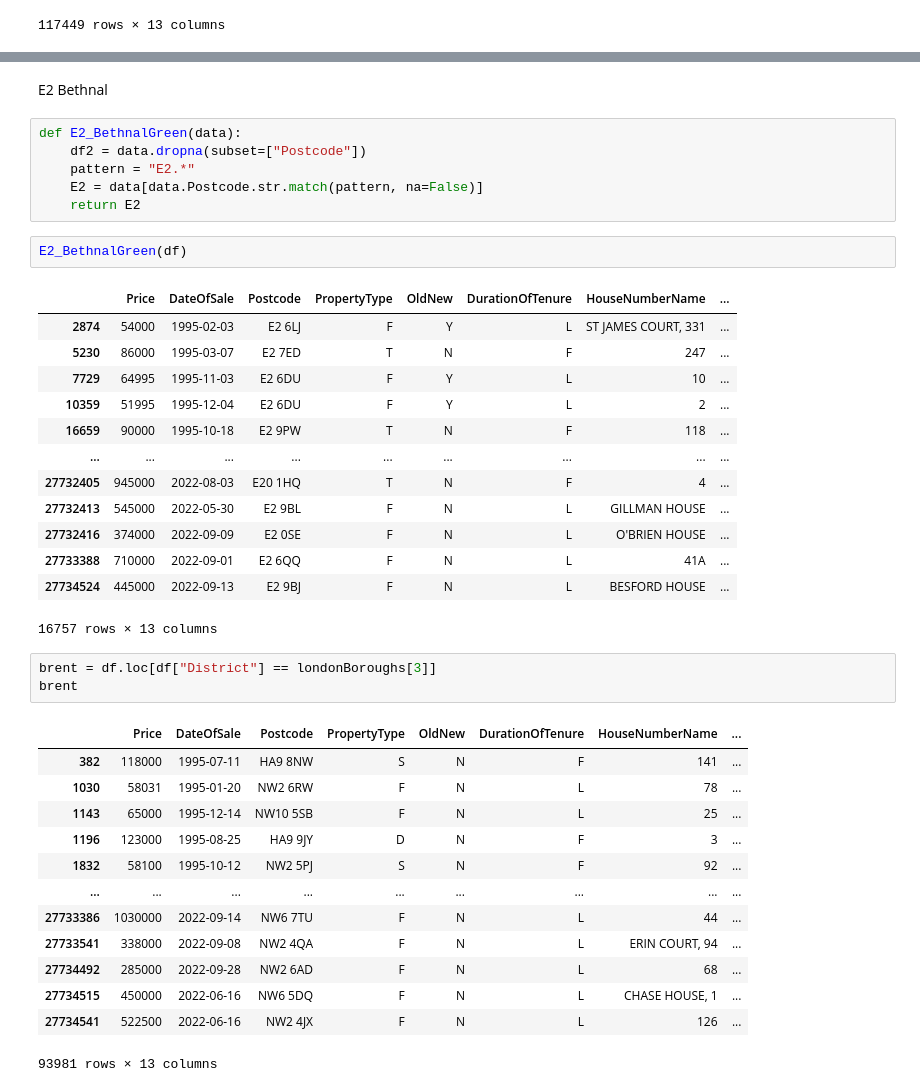
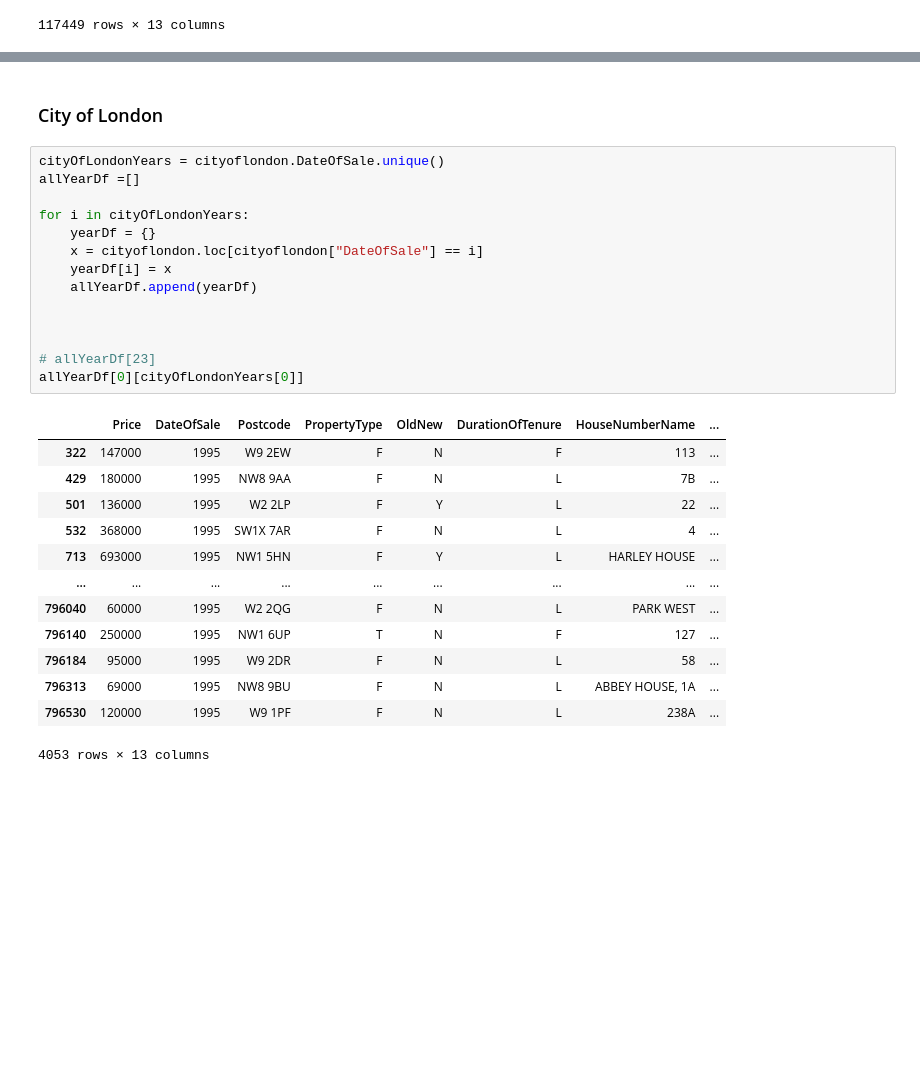
Before and after one commit to Scansan-Properties/HousePricePrediction, a Jupyter notebook: housePricePridiction-BasedOnArea.ipynb, the cells around one changed output, grey strips where cells are left out. Saved outputs shown, nothing was run; the diff lists cells and outputs as text; blank space fills up the shorter version.

```diff
--- a/housePricePridiction-BasedOnArea.ipynb
+++ b/housePricePridiction-BasedOnArea.ipynb
@@ -885,41 +901,30 @@ E1_HeadDistrict(df)
-# %% [markdown]
-E2 Bethnal
-# %%
-def E2_BethnalGreen(data):
-    df2 = data.dropna(subset=["Postcode"])
-    pattern = "E2.*"
-    E2 = data[data.Postcode.str.match(pattern, na=False)]
-    return E2
-# %%
-E2_BethnalGreen(df)
-# %% [output]
-|  | Price | DateOfSale | Postcode | PropertyType | OldNew | DurationOfTenure | HouseNumberName | ... |
-| 2874 | 54000 | 1995-02-03 | E2 6LJ | F | Y | L | ST JAMES COURT, 331 | ... |
-| 5230 | 86000 | 1995-03-07 | E2 7ED | T | N | F | 247 | ... |
-| 7729 | 64995 | 1995-11-03 | E2 6DU | F | Y | L | 10 | ... |
-| 10359 | 51995 | 1995-12-04 | E2 6DU | F | Y | L | 2 | ... |
-| 16659 | 90000 | 1995-10-18 | E2 9PW | T | N | F | 118 | ... |
-| ... | ... | ... | ... | ... | ... | ... | ... | ... |
-| 27732405 | 945000 | 2022-08-03 | E20 1HQ | T | N | F | 4 | ... |
-| 27732413 | 545000 | 2022-05-30 | E2 9BL | F | N | L | GILLMAN HOUSE | ... |
-| 27732416 | 374000 | 2022-09-09 | E2 0SE | F | N | L | O'BRIEN HOUSE | ... |
-| 27733388 | 710000 | 2022-09-01 | E2 6QQ | F | N | L | 41A | ... |
-| 27734524 | 445000 | 2022-09-13 | E2 9BJ | F | N | L | BESFORD HOUSE | ... |
-16757 rows × 13 columns
-# %%
-brent = df.loc[df["District"] == londonBoroughs[3]]
-brent
-# %% [output]
-|  | Price | DateOfSale | Postcode | PropertyType | OldNew | DurationOfTenure | HouseNumberName | ... |
-| 382 | 118000 | 1995-07-11 | HA9 8NW | S | N | F | 141 | ... |
-| 1030 | 58031 | 1995-01-20 | NW2 6RW | F | N | L | 78 | ... |
-| 1143 | 65000 | 1995-12-14 | NW10 5SB | F | N | L | 25 | ... |
-| 1196 | 123000 | 1995-08-25 | HA9 9JY | D | N | F | 3 | ... |
-| 1832 | 58100 | 1995-10-12 | NW2 5PJ | S | N | F | 92 | ... |
-| ... | ... | ... | ... | ... | ... | ... | ... | ... |
-| 27733386 | 1030000 | 2022-09-14 | NW6 7TU | F | N | L | 44 | ... |
-| 27733541 | 338000 | 2022-09-08 | NW2 4QA | F | N | L | ERIN COURT, 94 | ... |
-| 27734492 | 285000 | 2022-09-28 | NW2 6AD | F | N | L | 68 | ... |
-| 27734515 | 450000 | 2022-06-16 | NW6 5DQ | F | N | L | CHASE HOUSE, 1 | ... |
-| 27734541 | 522500 | 2022-06-16 | NW2 4JX | F | N | L | 126 | ... |
-93981 rows × 13 columns
+# %% [markdown]
+### City of London
+# %%
+cityOfLondonYears = cityoflondon.DateOfSale.unique()
+allYearDf =[]
+
+for i in cityOfLondonYears:
+    yearDf = {}
+    x = cityoflondon.loc[cityoflondon["DateOfSale"] == i]
+    yearDf[i] = x
+    allYearDf.append(yearDf)
+
+
+
+# allYearDf[23]
+allYearDf[0][cityOfLondonYears[0]]
+# %% [output]
+|  | Price | DateOfSale | Postcode | PropertyType | OldNew | DurationOfTenure | HouseNumberName | ... |
+| 322 | 147000 | 1995 | W9 2EW | F | N | F | 113 | ... |
+| 429 | 180000 | 1995 | NW8 9AA | F | N | L | 7B | ... |
+| 501 | 136000 | 1995 | W2 2LP | F | Y | L | 22 | ... |
+| 532 | 368000 | 1995 | SW1X 7AR | F | N | L | 4 | ... |
+| 713 | 693000 | 1995 | NW1 5HN | F | Y | L | HARLEY HOUSE | ... |
+| ... | ... | ... | ... | ... | ... | ... | ... | ... |
+| 796040 | 60000 | 1995 | W2 2QG | F | N | L | PARK WEST | ... |
+| 796140 | 250000 | 1995 | NW1 6UP | T | N | F | 127 | ... |
+| 796184 | 95000 | 1995 | W9 2DR | F | N | L | 58 | ... |
+| 796313 | 69000 | 1995 | NW8 9BU | F | N | L | ABBEY HOUSE, 1A | ... |
+| 796530 | 120000 | 1995 | W9 1PF | F | N | L | 238A | ... |
+4053 rows × 13 columns
```
Also changed, not shown: parts of 17 cells of this notebook.
